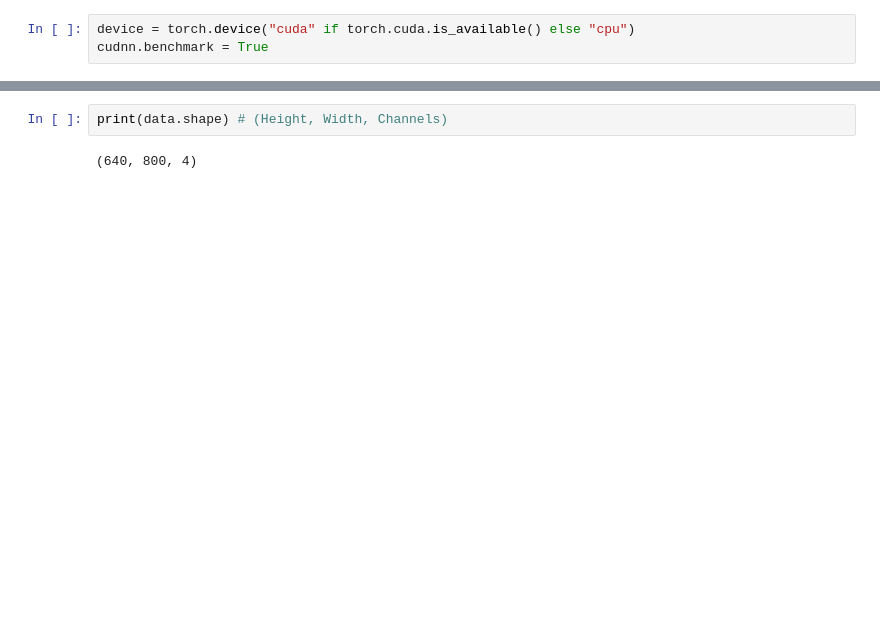
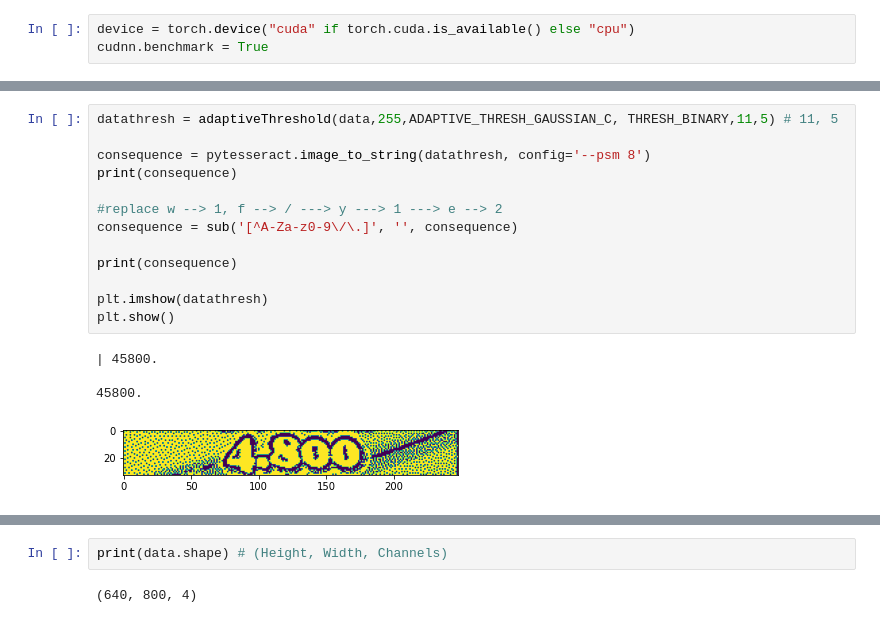
Before and after one commit to Martyn0324/Hakisa, a Jupyter notebook: Teste.ipynb, the cells around one changed output, grey strips where cells are left out. Drawn from its saved outputs; the diff is of its cells as text; blank space fills up the shorter version.

```diff
--- a/Teste.ipynb
+++ b/Teste.ipynb
@@ -29,0 +97,18 @@ with mss() as sct:
+# %%
+datathresh = adaptiveThreshold(data,255,ADAPTIVE_THRESH_GAUSSIAN_C, THRESH_BINARY,11,5) # 11, 5
+
+consequence = pytesseract.image_to_string(datathresh, config='--psm 8')
+print(consequence)
+
+#replace w --> 1, f --> / ---> y ---> 1 ---> e --> 2
+consequence = sub('[^A-Za-z0-9\/\.]', '', consequence)
+
+print(consequence)
+
+plt.imshow(datathresh)
+plt.show()
+# %% [output]
+| 45800.
+
+45800.
+[figure, added]
```
Also changed, not shown: parts of 88 cells of this notebook.
